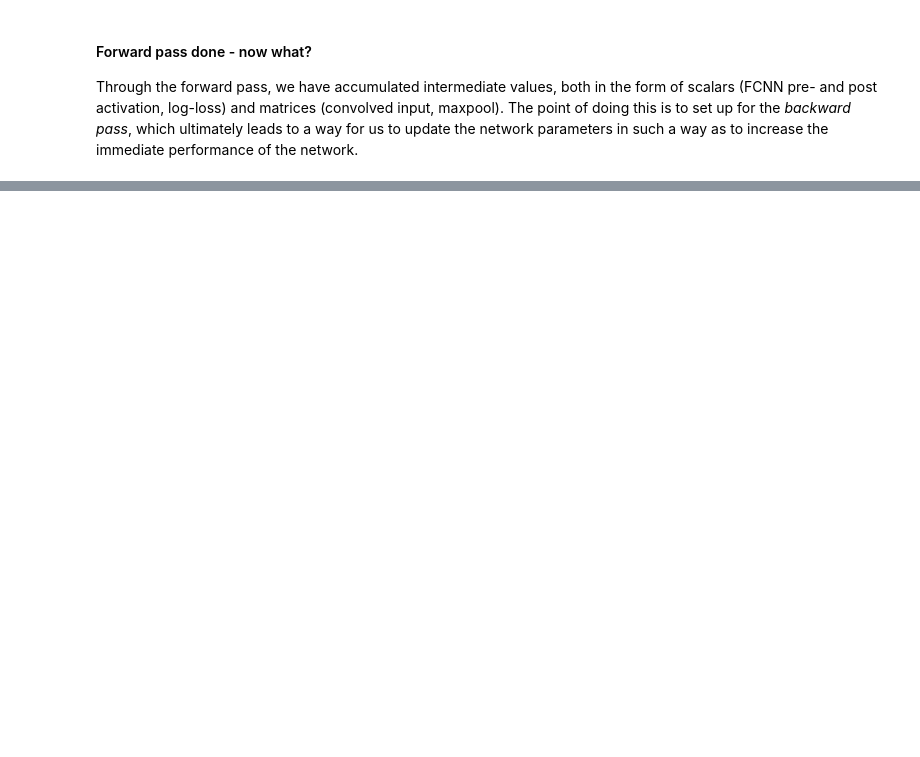
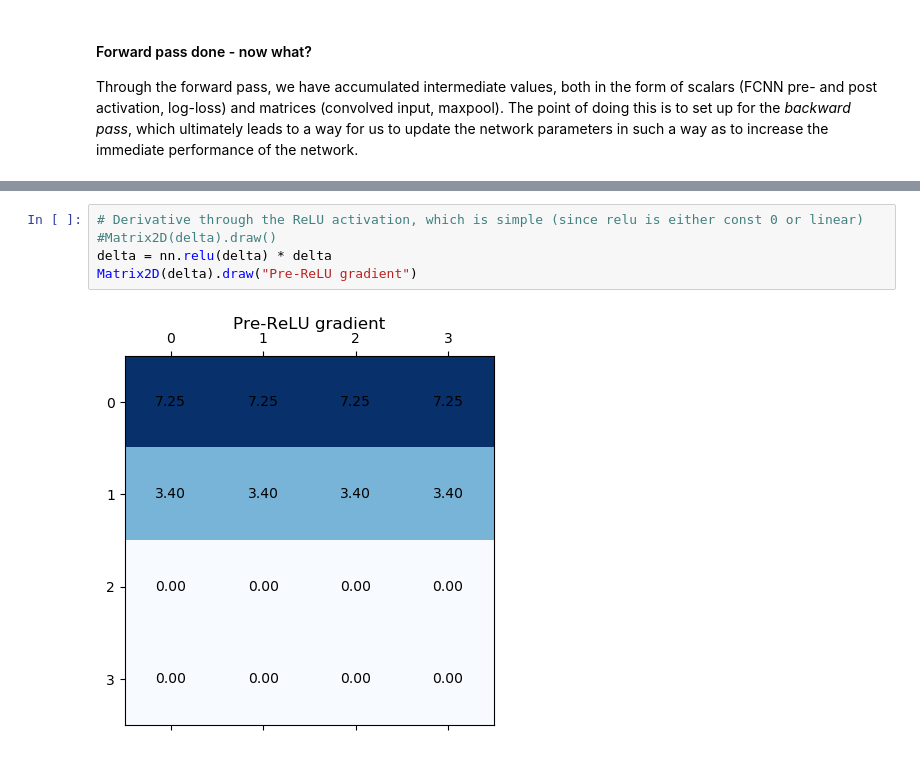
Before and after one commit to chrstrom/TDT17, a Jupyter notebook: chstr/01_CNN_FCNN.ipynb, the cells around one changed output, grey strips where cells are left out. Saved outputs shown, nothing was run; the diff lists cells and outputs as text; blank space fills up the shorter version.

```diff
--- a/chstr/01_CNN_FCNN.ipynb
+++ b/chstr/01_CNN_FCNN.ipynb
@@ -412,0 +441,7 @@ conv_bias -= learning_rate * grad_b1
+# %%
+# Derivative through the ReLU activation, which is simple (since relu is either const 0 or linear)
+#Matrix2D(delta).draw()
+delta = nn.relu(delta) * delta
+Matrix2D(delta).draw("Pre-ReLU gradient")
+# %% [output]
+[figure, added]
```
Also changed, not shown: parts of 26 cells of this notebook.
